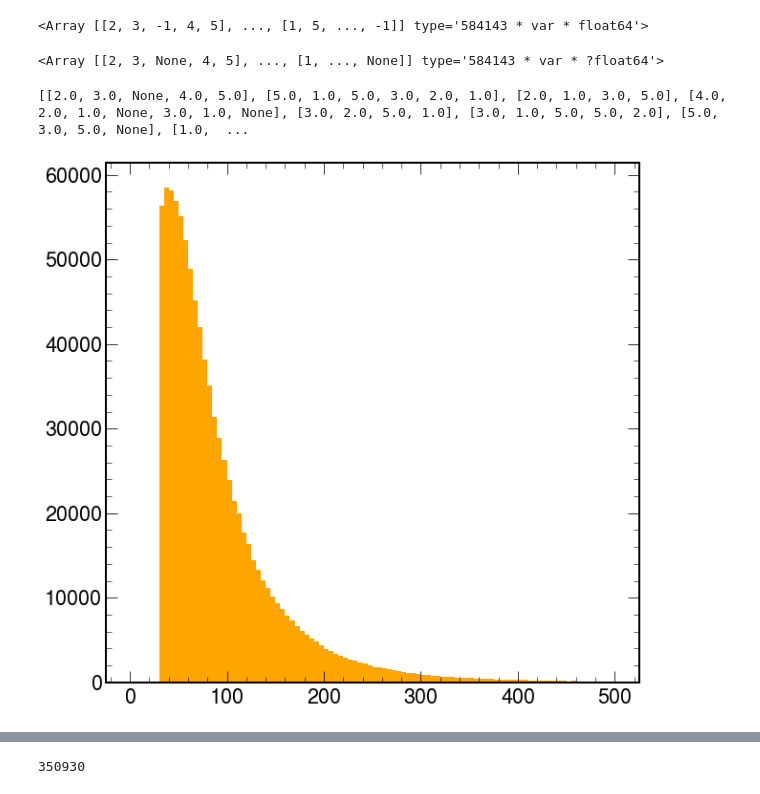
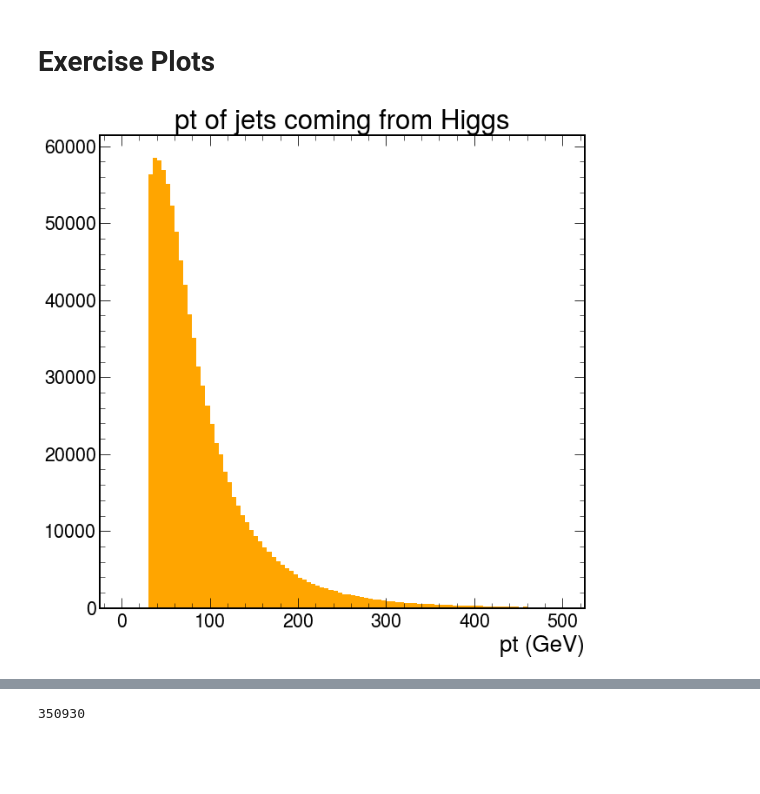
Before and after one commit to valsdav/ttHbb_jets_partons_studies, a Jupyter notebook: GenLevelPlots.ipynb, the cells around one changed output, grey strips where cells are left out. Drawn from its saved outputs; the diff is of its cells as text; code cells hidden in the pictures; blank space fills up the shorter version.

```diff
--- a/GenLevelPlots.ipynb
+++ b/GenLevelPlots.ipynb
@@ -37,28 +37,20 @@ partons_matched = ak.with_name(partons_matched, name="Momentum4D")
 lepton_partons = ak.with_name(lepton_partons, name="Momentum4D")
 lepton_reco = ak.with_name(lepton_reco, name="Momentum4D")
 met = ak.with_name(met, name="Momentum4D")
-# %%
-jets.prov
-# %% [output]
-<Array [[2, 3, -1, 4, 5], ..., [1, 5, ..., -1]] type='584143 * var * float64'>
-# %%
-partons_matched.prov
-# %% [output]
-<Array [[2, 3, None, 4, 5], ..., [1, ..., None]] type='584143 * var * ?float64'>
-# %%
-prov1_partons = partons_matched[partons_matched.prov == 1]
-print(partons_matched.prov[:10].tolist())
-# %% [output]
-[[2.0, 3.0, None, 4.0, 5.0], [5.0, 1.0, 5.0, 3.0, 2.0, 1.0], [2.0, 1.0, 3.0, 5.0], [4.0, 2.0, 1.0, None, 3.0, 1.0, None], [3.0, 2.0, 5.0, 1.0], [3.0, 1.0, 5.0, 5.0, 2.0], [5.0, 3.0, 5.0, None], [1.0,  ...
+# %% [markdown]
+# Exercise Plots
 # %%
 #find jets with provenance 1
-prov1_jets = jets[partons_matched.prov == 1]
+prov1_jets = jets[jets.prov == 1]
 
 #plot the transverse momenta of these jets
 plt.hist(ak.flatten(prov1_jets.pt), bins=100, range=(0, 500), color="orange")
+plt.title("pt of jets coming from Higgs")
+plt.xlabel("pt (GeV)")
+plt.savefig("/eos/user/m/mamantov/ttHbb_jets_partons_studies/Plots/Exercise Plots/pt_from_higgs.png")
 plt.show()
 # %% [output]
-[figure, old version]
+[figure, new version]
 # %%
 #find jets with |eta|<1
 smalleta_jets = jets[np.abs(jets.eta) < 1.0]
```
Also changed, not shown: parts of 64 cells of this notebook.
